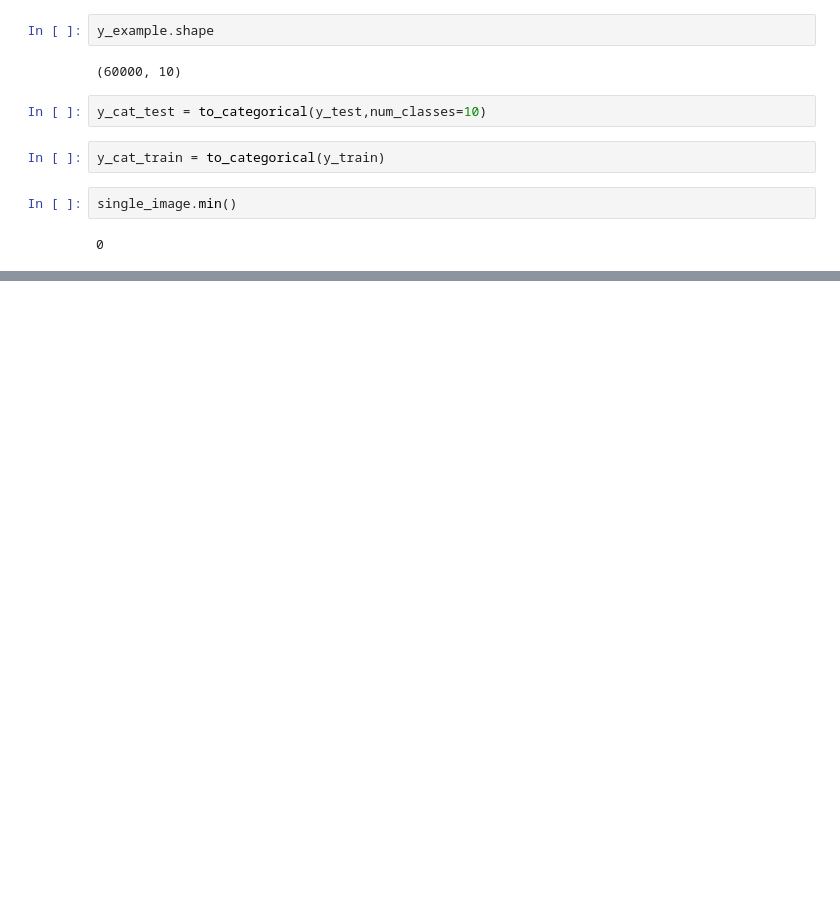
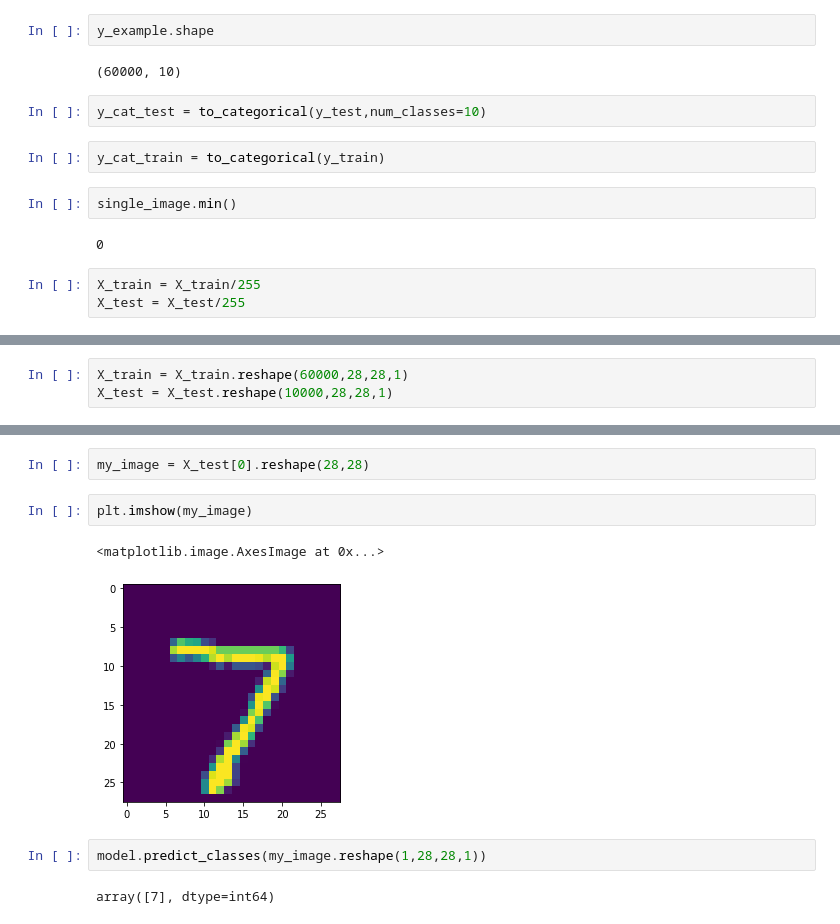
Before and after one commit to jaydbendre/deepLearning, a Jupyter notebook: CNN/cnn_MNIST.ipynb, the cells around one changed output, grey strips where cells are left out. Cells and saved outputs as stored; diff of their text form; blank space fills up the shorter version.

```diff
--- a/CNN/cnn_MNIST.ipynb
+++ b/CNN/cnn_MNIST.ipynb
@@ -65,3 +65,6 @@ y_cat_train = to_categorical(y_train)
 single_image.min()
 # %% [output]
 0
+# %%
+X_train = X_train/255
+X_test = X_test/255
@@ -67,0 +102,3 @@ single_image.min()
+# %%
+X_train = X_train.reshape(60000,28,28,1)
+X_test = X_test.reshape(10000,28,28,1)
@@ -67,0 +174,11 @@ single_image.min()
+# %%
+my_image = X_test[0].reshape(28,28)
+# %%
+plt.imshow(my_image)
+# %% [output]
+<matplotlib.image.AxesImage at 0x...>
+[figure, added]
+# %%
+model.predict_classes(my_image.reshape(1,28,28,1))
+# %% [output]
+array([7], dtype=int64)
```
Also changed, not shown: parts of 14 cells of this notebook, 1 other file.
